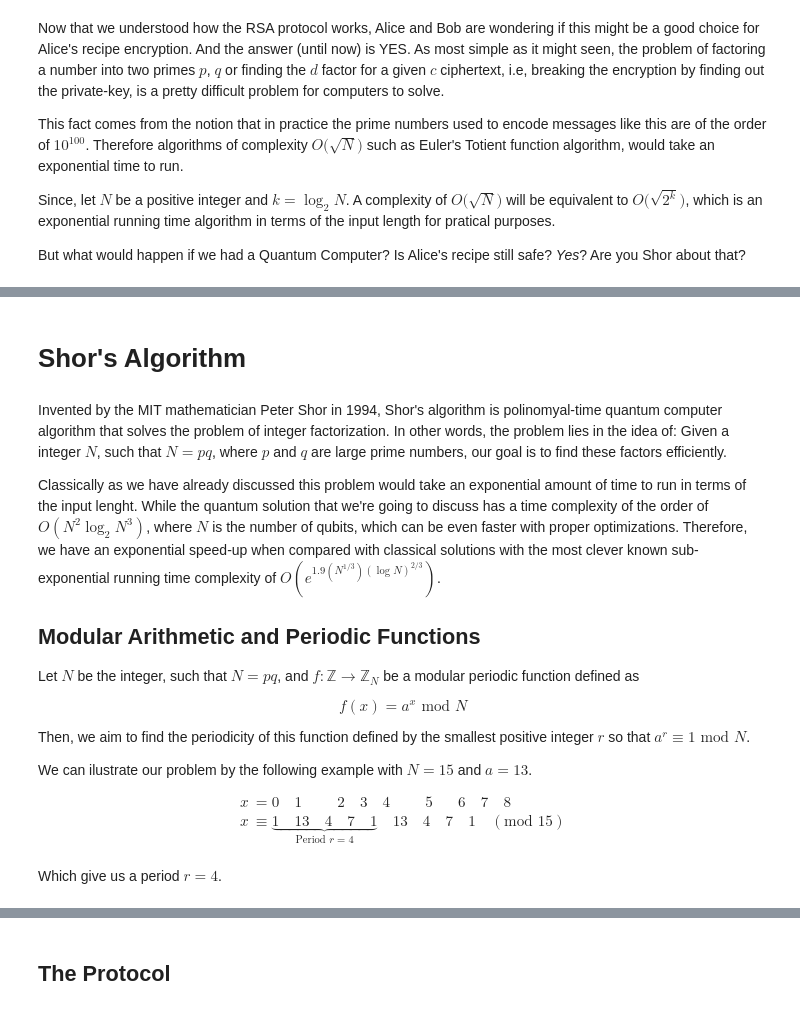
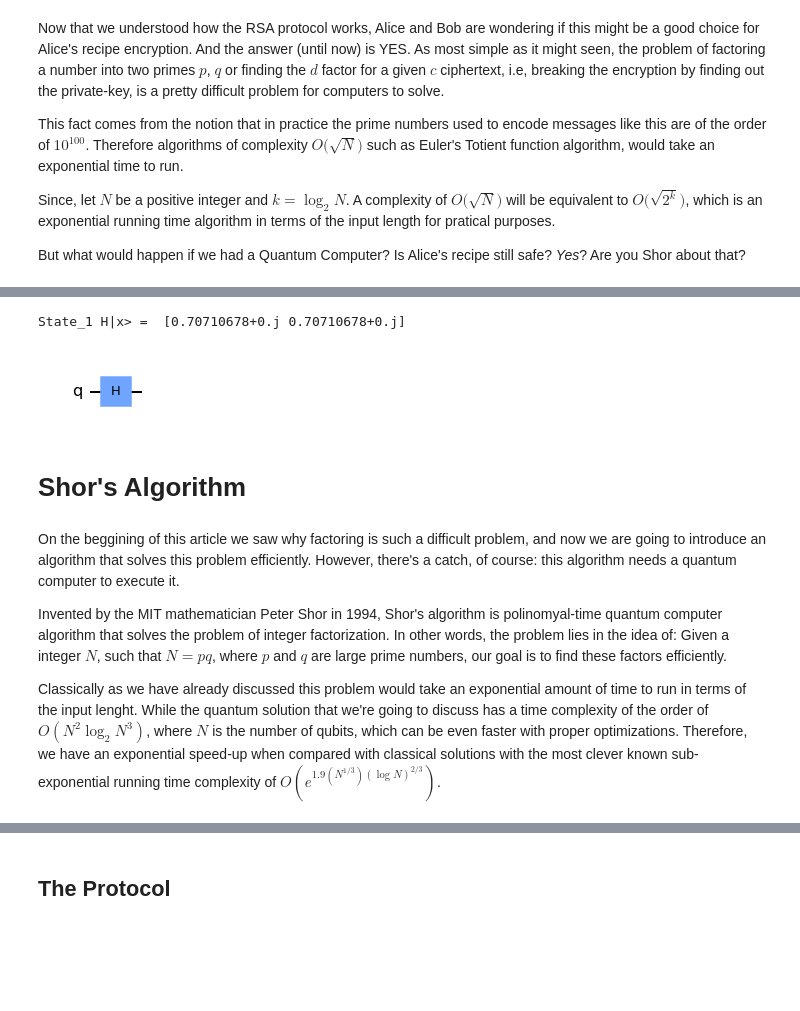
Before and after one commit to matheusmtta/Quantum-Computing, a Jupyter notebook: Algorithms/Shor.ipynb, the cells around one changed output, grey strips where cells are left out. Drawn from its saved outputs; the diff is of its cells as text; code cells hidden in the pictures; blank space fills up the shorter version.

Commit message:
Adding number theory results and quantum computing introduction

```diff
--- a/Algorithms/Shor.ipynb
+++ b/Algorithms/Shor.ipynb
@@ -170,0 +302,8 @@ But what would happen if we had a Quantum Computer? Is Alice's recipe still safe
+# %%
+#define a 1 qubit state |0>
+sv_0 = Statevector.from_label('0')
+print('State_0  |x> = ', sv_0.data)
+
+#define a 1 qubit state |1>
+sv_1 = Statevector.from_label('1')
+print('State_1  |x> = ', sv_1.data)
@@ -171,27 +374,22 @@ But what would happen if we had a Quantum Computer? Is Alice's recipe still safe
+# %%
+#build a circuit with the H gate
+mycircuit = QuantumCircuit(1)
+mycircuit.h(0)
+
+#apply the circuit into |x>
+sv_0 = sv_0.evolve(mycircuit)
+
+
+print('State_1 H|x> = ', sv_0.data)
+mycircuit.draw('mpl')
+# %% [output]
+State_1 H|x> =  [0.70710678+0.j 0.70710678+0.j]
+[figure, added]
 # %% [markdown]
 # Shor's Algorithm
 # %% [markdown]
+On the beggining of this article we saw why factoring is such a difficult problem, and now we are going to introduce an algorithm that solves this problem efficiently. However, there's a catch, of course: this algorithm needs a quantum computer to execute it.
+
 Invented by the MIT mathematician Peter Shor in 1994, Shor's algorithm is polinomyal-time quantum computer algorithm that solves the problem of integer factorization. In other words, the problem lies in the idea of: Given a integer $N$, such that $N = pq$, where $p$ and $q$ are large prime numbers, our goal is to find these factors efficiently.
 
 Classically as we have already discussed this problem would take an exponential amount of time to run in terms of the input lenght. While the quantum solution that we're going to discuss has a time complexity of the order of $O(N^2\log_2 N^3)$, where $N$ is the number of qubits, which can be even faster with proper optimizations. Therefore, we have an exponential speed-up when compared with classical solutions with the most clever known sub-exponential running time complexity of $O(e^{1.9(N^{1/3})(\log N)^{2/3}})$.
-
-## Modular Arithmetic and Periodic Functions
-
-Let $N$ be the integer, such that $N = pq$, and $f : \mathbb{Z} \rightarrow \mathbb{Z}_N$ be a modular periodic function defined as
-
-$$
-    f(x) = a^{x} \text{ mod } N
-$$
-
-Then, we aim to find the periodicity of this function defined by the smallest positive integer $r$ so that $a^r \equiv 1 \text{ mod } N$.
-
-We can ilustrate our problem by the following example with $N = 15$ and $a = 13$.
-
-$$
-\begin{align*}
-    x &= 0 \quad 1 \quad \text{          }\text{ }2 \quad 3 \quad 4 \text{ }\text{ }\quad 5 \text{ }\quad 6 \quad 7 \quad 8 \\
-    x &\equiv \underbrace{1 \quad 13 \quad 4 \quad 7 \quad 1}_\text{Period $r = 4$} \quad 13 \quad 4 \quad 7 \quad 1 \quad (\text{mod } 15) \\
-\end{align*}
-$$
-
-Which give us a period $r = 4$.
```
Also changed, not shown: parts of 10 cells of this notebook.
